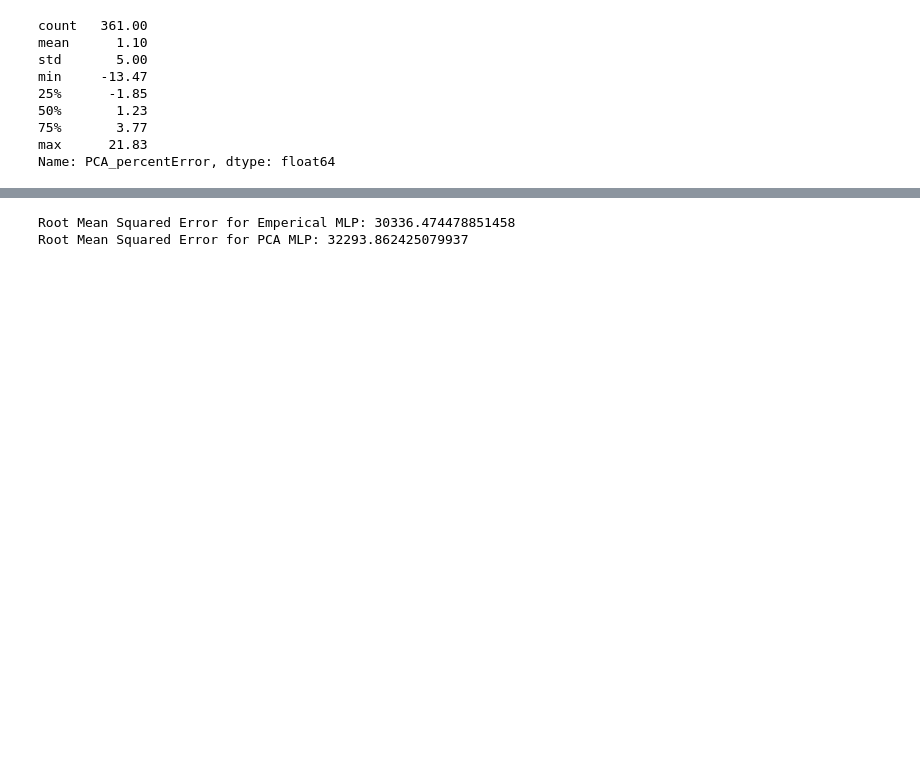
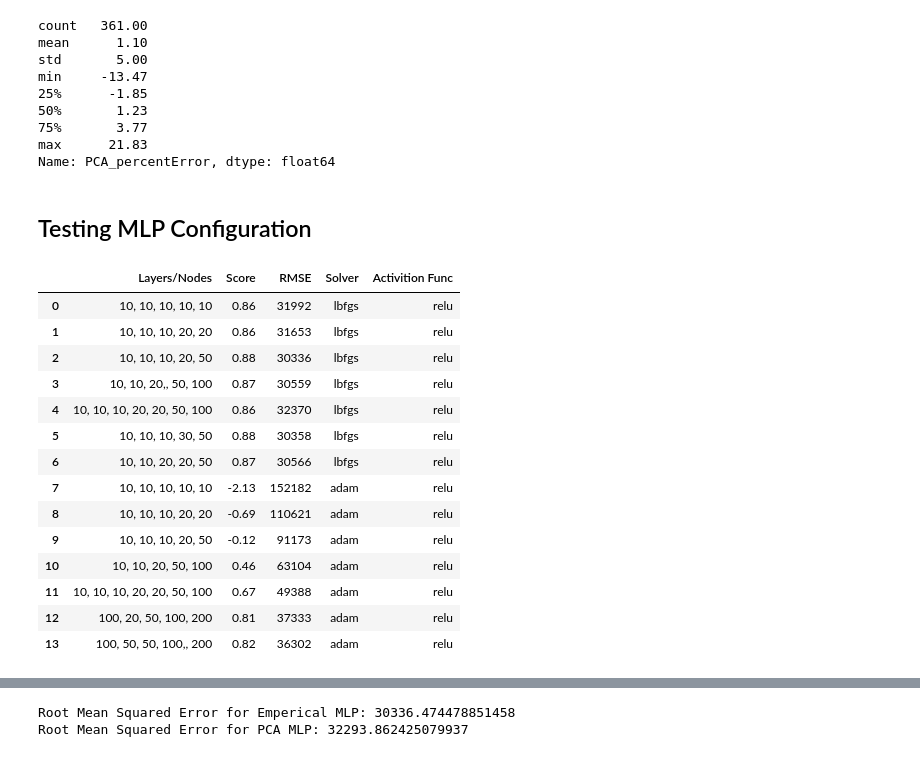
Before and after one commit to JohnWMuhs/2019-datascience-project, a Jupyter notebook: _ProjectNotebook-Master.ipynb, the cells around one changed output, grey strips where cells are left out. Cells and saved outputs as stored; diff of their text form; code cells hidden in the pictures; blank space fills up the shorter version.

```diff
--- a/_ProjectNotebook-Master.ipynb
+++ b/_ProjectNotebook-Master.ipynb
@@ -839,3 +825,23 @@ min     -13.47
 75%       3.77
 max      21.83
 Name: PCA_percentError, dtype: float64
+# %% [markdown]
+## Testing MLP Configuration
+# %%
+pd.read_excel('MLP_table.xlsx')
+# %% [output]
+|  | Layers/Nodes | Score | RMSE | Solver | Activition Func |
+| 0 | 10, 10, 10, 10, 10 | 0.86 | 31992 | lbfgs | relu |
+| 1 | 10, 10, 10, 20, 20 | 0.86 | 31653 | lbfgs | relu |
+| 2 | 10, 10, 10, 20, 50 | 0.88 | 30336 | lbfgs | relu |
+| 3 | 10, 10, 20,, 50, 100 | 0.87 | 30559 | lbfgs | relu |
+| 4 | 10, 10, 10, 20, 20, 50, 100 | 0.86 | 32370 | lbfgs | relu |
+| 5 | 10, 10, 10, 30, 50 | 0.88 | 30358 | lbfgs | relu |
+| 6 | 10, 10, 20, 20, 50 | 0.87 | 30566 | lbfgs | relu |
+| 7 | 10, 10, 10, 10, 10 | -2.13 | 152182 | adam | relu |
+| 8 | 10, 10, 10, 20, 20 | -0.69 | 110621 | adam | relu |
+| 9 | 10, 10, 10, 20, 50 | -0.12 | 91173 | adam | relu |
+| 10 | 10, 10, 20, 50, 100 | 0.46 | 63104 | adam | relu |
+| 11 | 10, 10, 10, 20, 20, 50, 100 | 0.67 | 49388 | adam | relu |
+| 12 | 100, 20, 50, 100, 200 | 0.81 | 37333 | adam | relu |
+| 13 | 100, 50, 50, 100,, 200 | 0.82 | 36302 | adam | relu |
```
Also changed, not shown: parts of 21 cells of this notebook, 2 other files.
